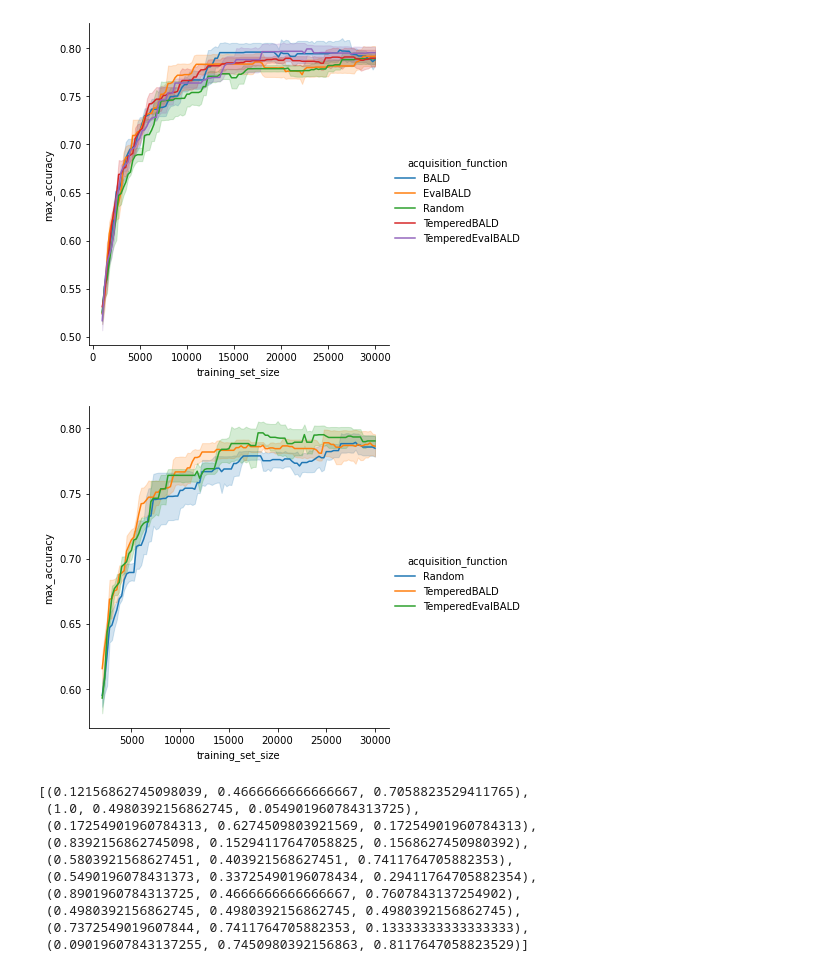
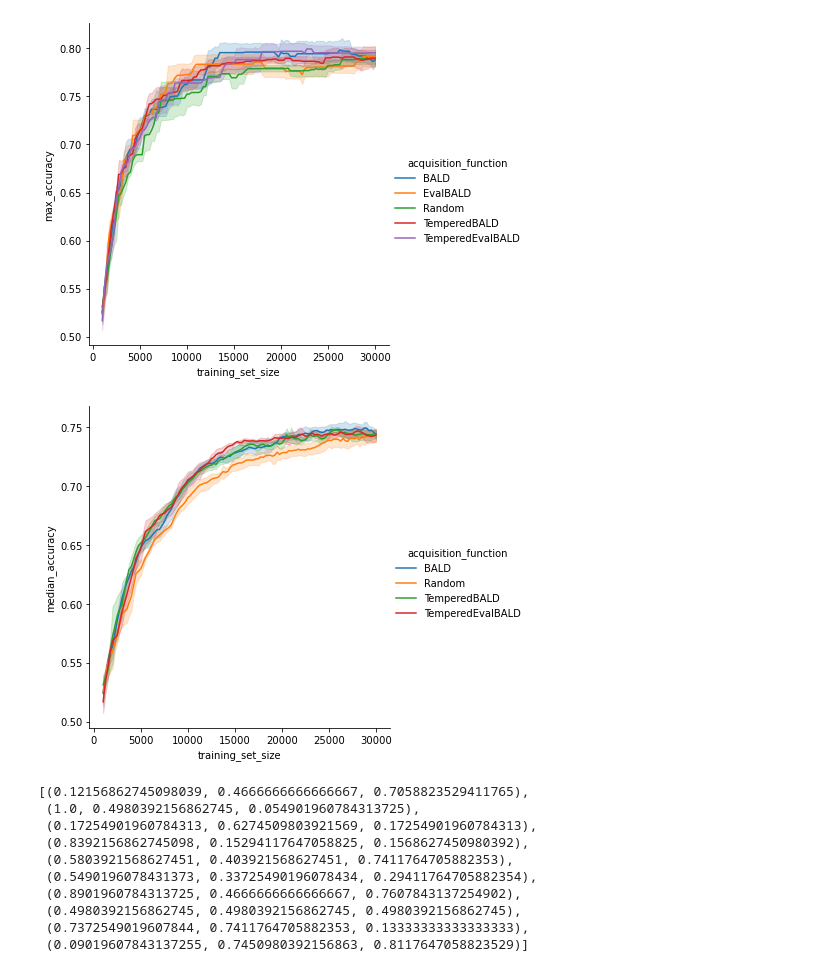
Before and after one commit to BlackHC/active_learning_redux, a Jupyter notebook: B_results_visualization_cifar10.ipynb, the cells around one changed output. Drawn from its saved outputs; the diff is of its cells as text; code cells hidden in the pictures.

```diff
--- a/B_results_visualization_cifar10.ipynb
+++ b/B_results_visualization_cifar10.ipynb
@@ -404,17 +404,17 @@ grd.fig.patch.set_alpha(1)
 # %%
 grd = sns.relplot(
     x="training_set_size",
-    y="max_accuracy",
+    y="median_accuracy",
     #col="acquisition_size",
     hue="acquisition_function",
-    data=dff[dff["acquisition_function"].isin(["TemperedBALD", "TemperedEvalBALD", "Random"])],
+    data=dff[dff["acquisition_function"].isin(["TemperedBALD", "TemperedEvalBALD", "BALD", "Random"])],
     kind="line",
     height=5,
 )
 
 grd.fig.patch.set_alpha(1)
 # %% [output]
-[figure, old version]
+[figure, new version]
 # %%
 from matplotlib import pyplot as plt
 # %%
```
